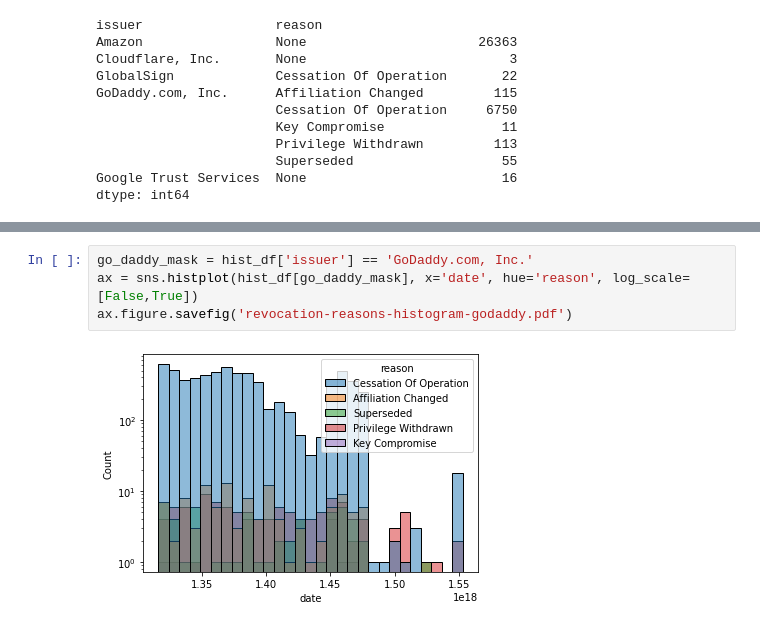
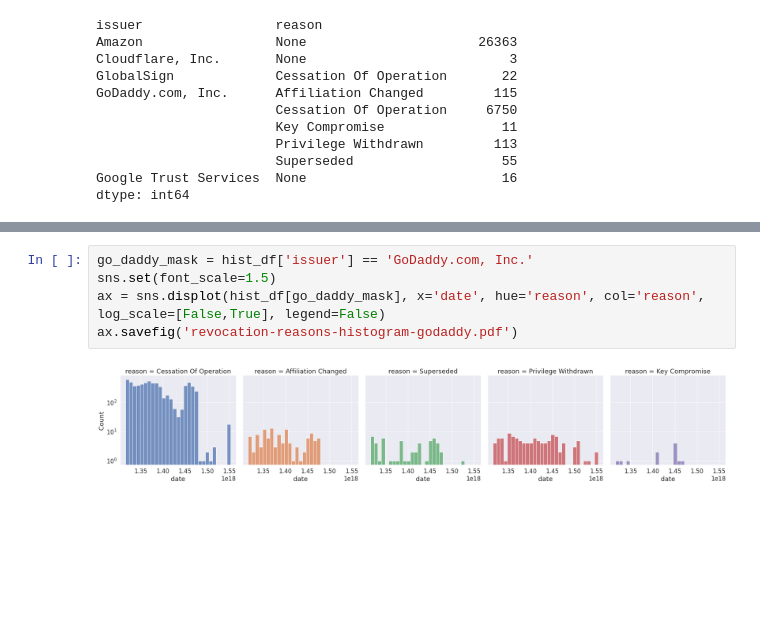
Before and after one commit to joy-kitson/crl-analysis, a Jupyter notebook: plot-crls.ipynb, the cells around one changed output, grey strips where cells are left out. Saved outputs shown, nothing was run; the diff lists cells and outputs as text; blank space fills up the shorter version.

Commit message:
increased font size

```diff
--- a/plot-crls.ipynb
+++ b/plot-crls.ipynb
@@ -78,6 +78,7 @@ fig.savefig('revocation-dates-histogram.pdf')
 # %%
 go_daddy_mask = hist_df['issuer'] == 'GoDaddy.com, Inc.'
-ax = sns.histplot(hist_df[go_daddy_mask], x='date', hue='reason', log_scale=[False,True])
-ax.figure.savefig('revocation-reasons-histogram-godaddy.pdf')
+sns.set(font_scale=1.5)
+ax = sns.displot(hist_df[go_daddy_mask], x='date', hue='reason', col='reason', log_scale=[False,True], legend=False)
+ax.savefig('revocation-reasons-histogram-godaddy.pdf')
 # %% [output]
-[figure, old version]
+[figure, new version]
```
Also changed, not shown: parts of 1 cell of this notebook.
